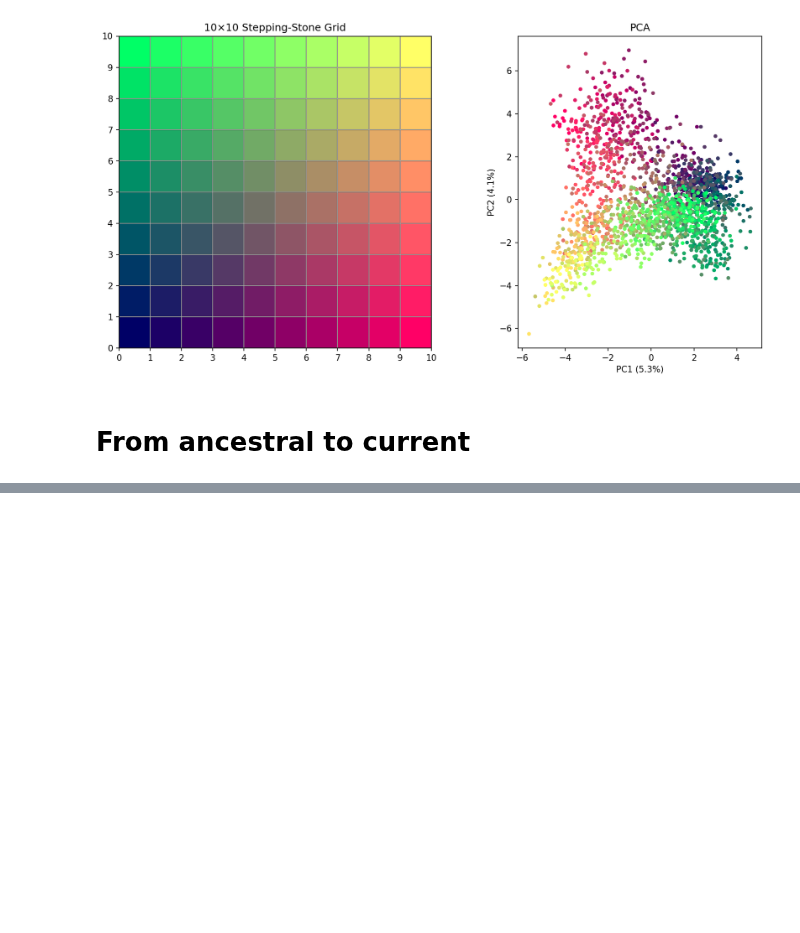
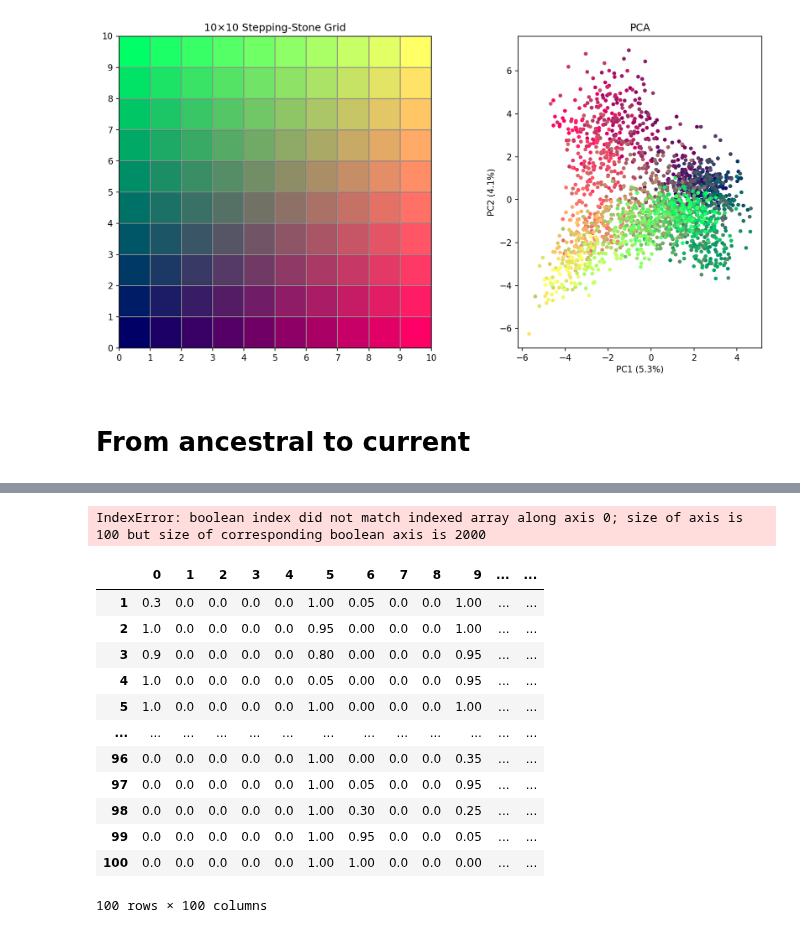
Before and after one commit to mat2m10/nexus, a Jupyter notebook: coalescence.ipynb, the cells around one changed output, grey strips where cells are left out. Saved outputs shown, nothing was run; the diff lists cells and outputs as text; code cells hidden in the pictures; blank space fills up the shorter version.

```diff
--- a/coalescence.ipynb
+++ b/coalescence.ipynb
@@ -11,9 +12,9 @@ from helpers.vizualisation import map_to_color, vizualise_pops
 # %%
 # Cell 2 — Parameters
 k                = 10      # k×k grid
-Ne               = 500    # effective size per deme (sets coalescence rate)
+Ne               = 50    # effective size per deme (sets coalescence rate)
 M                = 0.5    # migration rate (number of migrants per generation)
-n_per_deme       = 20      # haploid samples per deme
+n_per_deme       = 20      # people
 n_loci           = 100    # independent loci to simulate
 n_mutations      = 1      # mutations to drop per locus
 random_seed      = 42
@@ -88,0 +108,51 @@ array([[0, 0, 0, ..., 0, 0, 0],
+# %%
+import numpy as np
+import pandas as pd
+
+# G is your genotype matrix (n_individuals x n_snps)
+# humans is your DataFrame with 'populations' column
+
+# Assuming rows of G correspond to rows of humans
+humans['pop'] = humans['populations']
+
+results = {}
+for pop in humans['pop'].unique():
+    mask = humans['pop'] == pop
+    G_pop = G[mask]
+    freq = G_pop.mean(axis=0)  # frequency of 1s per SNP
+    results[pop] = freq
+
+# As a DataFrame (populations x SNPs)
+freq_df = pd.DataFrame(results).T
+# %% [output]
+IndexError: boolean index did not match indexed array along axis 0; size of axis is 100 but size of corresponding boolean axis is 2000
+# %%
+G_T = G.T  # now (2000 individuals x 100 SNPs)
+
+results = {}
+pops = humans['populations'].values  # length 2000
+
+for pop in np.unique(pops):
+    mask = pops == pop
+    G_pop = G_T[mask]           # subset individuals for this population
+    freq = G_pop.mean(axis=0)   # frequency of 1s per SNP
+    results[pop] = freq
+
+freq_df = pd.DataFrame(results).T
+# Shape: (n_populations x 100 SNPs)
+# %%
+freq_df
+# %% [output]
+|  | 0 | 1 | 2 | 3 | 4 | 5 | 6 | 7 | 8 | 9 | ... | ... |
+| 1 | 0.3 | 0.0 | 0.0 | 0.0 | 0.0 | 1.00 | 0.05 | 0.0 | 0.0 | 1.00 | ... | ... |
+| 2 | 1.0 | 0.0 | 0.0 | 0.0 | 0.0 | 0.95 | 0.00 | 0.0 | 0.0 | 1.00 | ... | ... |
+| 3 | 0.9 | 0.0 | 0.0 | 0.0 | 0.0 | 0.80 | 0.00 | 0.0 | 0.0 | 0.95 | ... | ... |
+| 4 | 1.0 | 0.0 | 0.0 | 0.0 | 0.0 | 0.05 | 0.00 | 0.0 | 0.0 | 0.95 | ... | ... |
+| 5 | 1.0 | 0.0 | 0.0 | 0.0 | 0.0 | 1.00 | 0.00 | 0.0 | 0.0 | 1.00 | ... | ... |
+| ... | ... | ... | ... | ... | ... | ... | ... | ... | ... | ... | ... | ... |
+| 96 | 0.0 | 0.0 | 0.0 | 0.0 | 0.0 | 1.00 | 0.00 | 0.0 | 0.0 | 0.35 | ... | ... |
+| 97 | 0.0 | 0.0 | 0.0 | 0.0 | 0.0 | 1.00 | 0.05 | 0.0 | 0.0 | 0.95 | ... | ... |
+| 98 | 0.0 | 0.0 | 0.0 | 0.0 | 0.0 | 1.00 | 0.30 | 0.0 | 0.0 | 0.25 | ... | ... |
+| 99 | 0.0 | 0.0 | 0.0 | 0.0 | 0.0 | 1.00 | 0.95 | 0.0 | 0.0 | 0.05 | ... | ... |
+| 100 | 0.0 | 0.0 | 0.0 | 0.0 | 0.0 | 1.00 | 1.00 | 0.0 | 0.0 | 0.00 | ... | ... |
+100 rows × 100 columns
```
Also changed, not shown: parts of 12 cells of this notebook, 4 other files.
